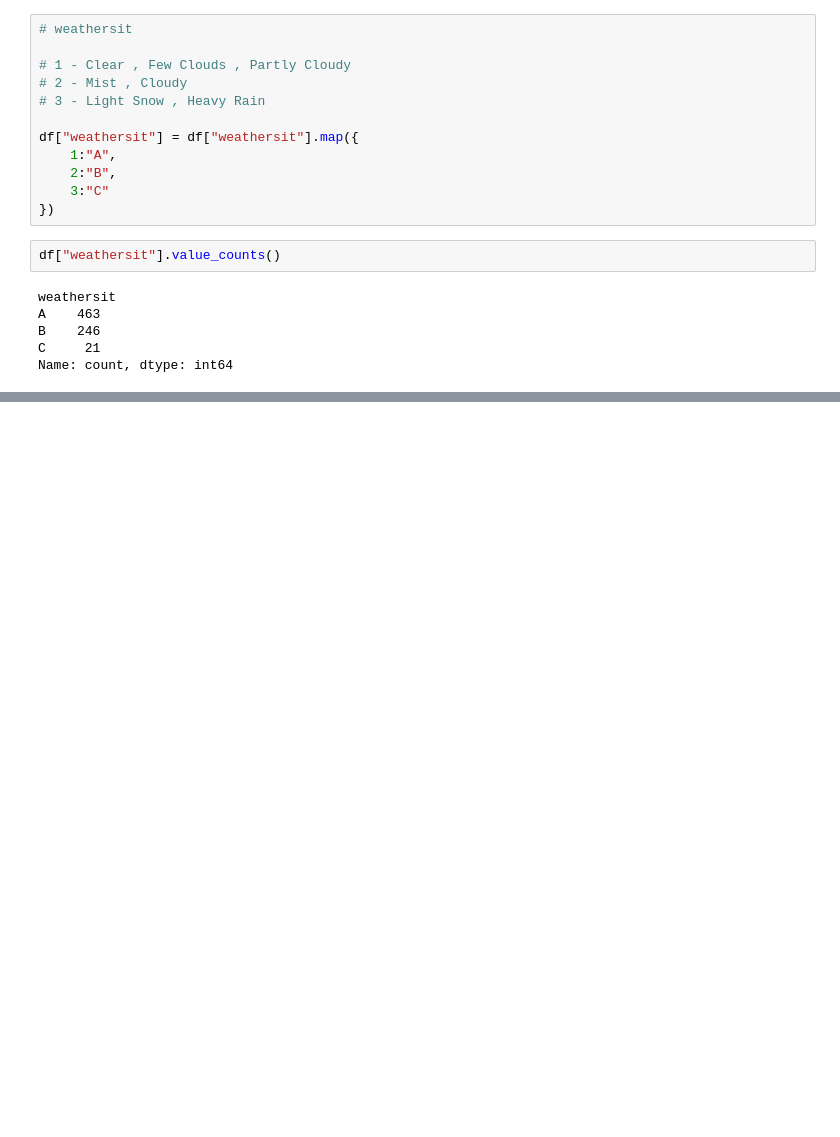
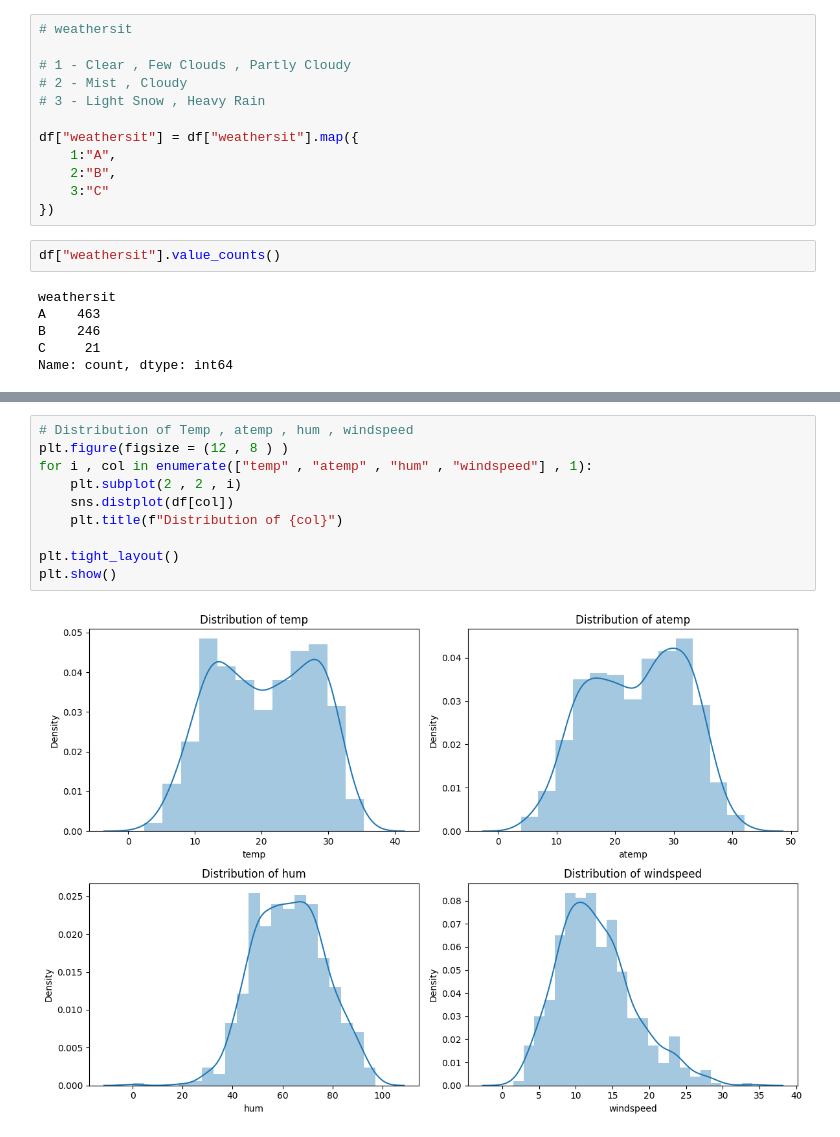
Before and after one commit to CodeByD3v/ML-Experiments, a Jupyter notebook: Boom Bikes/Bike-Sharing-Prediction.ipynb, the cells around one changed output, grey strips where cells are left out. Saved outputs shown, nothing was run; the diff lists cells and outputs as text; blank space fills up the shorter version.

```diff
--- a/Boom Bikes/Bike-Sharing-Prediction.ipynb
+++ b/Boom Bikes/Bike-Sharing-Prediction.ipynb
@@ -249,0 +250,12 @@ Name: count, dtype: int64
+# %%
+# Distribution of Temp , atemp , hum , windspeed
+plt.figure(figsize = (12 , 8 ) )
+for i , col in enumerate(["temp" , "atemp" , "hum" , "windspeed"] , 1):
+    plt.subplot(2 , 2 , i)
+    sns.distplot(df[col])
+    plt.title(f"Distribution of {col}")
+
+plt.tight_layout()
+plt.show()
+# %% [output]
+[figure, added]
```
Also changed, not shown: parts of 4 cells of this notebook.
